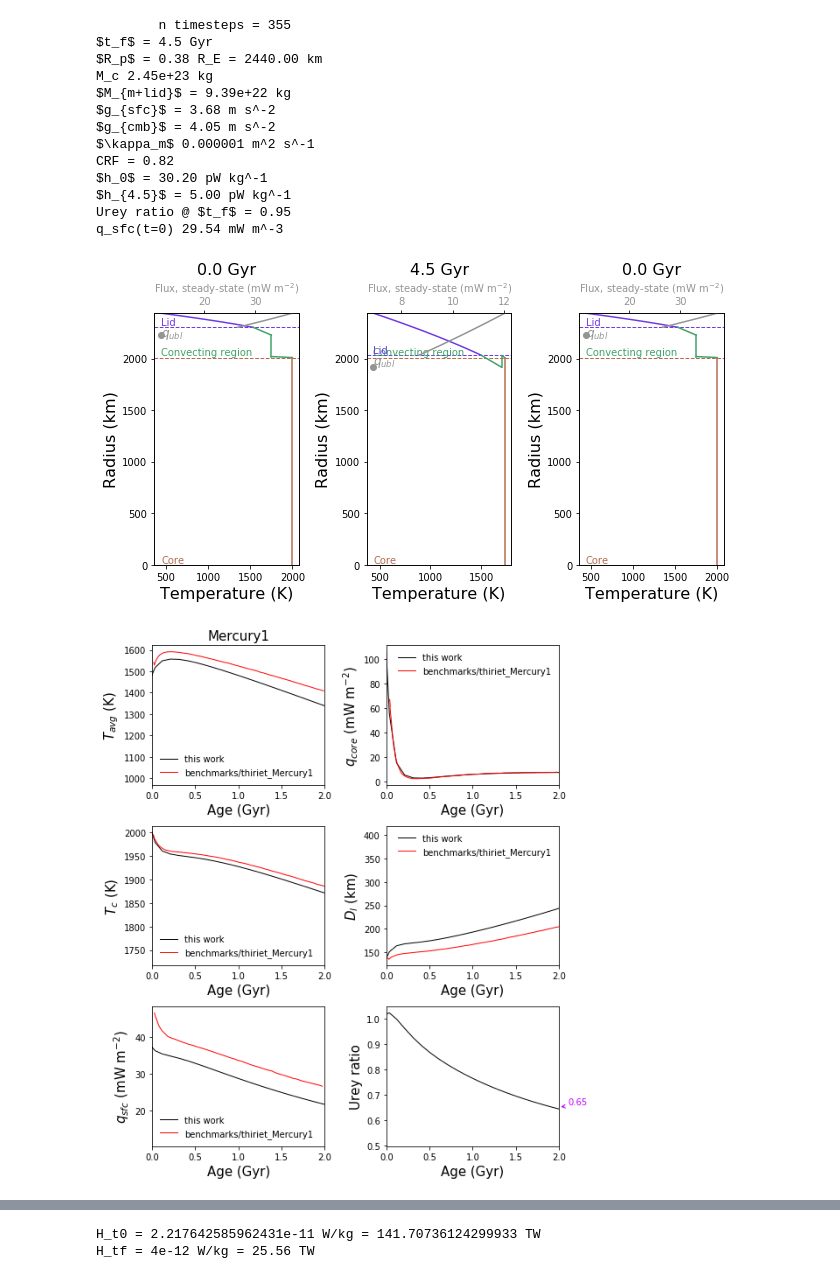
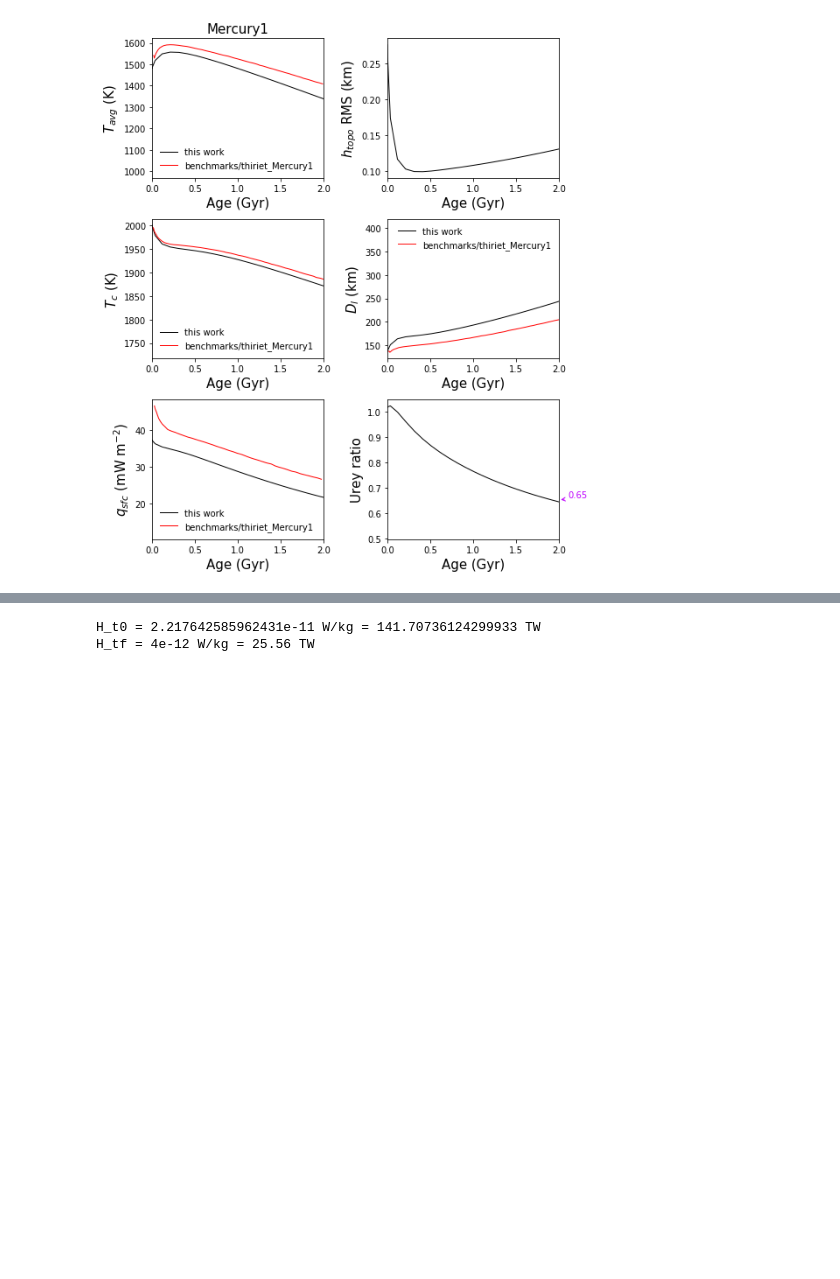
Before and after one commit to clairesworld/exo-top, a Jupyter notebook: thermal_evolution_3layer.ipynb, the cells around one changed output, grey strips where cells are left out. Cells and saved outputs as stored; diff of their text form; code cells hidden in the pictures; blank space fills up the shorter version.

```diff
--- a/thermal_evolution_3layer.ipynb
+++ b/thermal_evolution_3layer.ipynb
@@ -452,7 +461,7 @@ def plot_output(f, names, ncols=6, tspan=None, title=None, plots_save=False, ver
     D_l = f.y[2]
     [R_l, T_l, eta_m, eta_cmb, nu_m, nu_cmb, TBL_u, h_rad_m, q_ubl, Q_ubl, Ra_i, Ra_crit_c, TBL_c,
      q_core, Q_core, M_mi, M_lid, H_rad_m, a0,
-     H_rad_lid, q_sfc, Q_sfc, D_l, T_avg, T_c] = outputs(f.t, T_m=T_m, T_c=T_c, D_l=D_l, **kwargs)
+     H_rad_lid, q_sfc, Q_sfc, D_l, T_avg, T_c, dyntopo_rms] = outputs(f.t, T_m=T_m, T_c=T_c, D_l=D_l, **kwargs)
     urey = (H_rad_m + H_rad_lid)/Q_sfc
 
     # scale for plotting
@@ -468,6 +477,7 @@ def plot_output(f, names, ncols=6, tspan=None, title=None, plots_save=False, ver
     TBL_c = TBL_c*1e-3
     q_core = q_core*1e3
     Q_core = Q_core*1e-12
+    dyntopo_rms = dyntopo_rms*1e-3
 
     nrows = int(np.ceil(len(names)/ncols))
     fig, axes = plt.subplots(nrows, ncols, figsize=(ncols*4, nrows*3))
@@ -547,7 +557,7 @@ def snaps(f, plot_snapshots=None, fig_path=None, plots_save=False, ident=None, *
     D_l = f.y[2]
     [R_l, T_l, eta_m, eta_cmb, nu_m, nu_cmb, TBL_u, h_rad_m, q_ubl, Q_ubl, Ra_i, Ra_crit_c, TBL_c,
      q_core, Q_core, M_mi, M_lid, H_rad_m, a0,
-     H_rad_lid, q_sfc, Q_sfc, D_l, T_avg, T_c] = outputs(f.t, T_m=T_m, T_c=T_c, D_l=D_l, **kwargs)
+     H_rad_lid, q_sfc, Q_sfc, D_l, T_avg, T_c, dyntopo_rms] = outputs(f.t, T_m=T_m, T_c=T_c, D_l=D_l, **kwargs)
     try:
         n_col = len(plot_snapshots)
     except:
@@ -565,7 +575,7 @@ def snaps(f, plot_snapshots=None, fig_path=None, plots_save=False, ident=None, *
 
 def plot_structure(ax=None, t=None, T_m=None, T_c=None, R_p=None, R_l=None, R_c=None, T_l=None,
                    h_rad_m=None, d_lbl=None, d_ubl=None, q_ubl=None,
-                   labelsize=16, legsize=14, **kwargs):
+                   labelsize=16, legsize=14, Tlid_ini=None, **kwargs):
     """ plot temp structure (for a given time) """
     r_c = np.linspace(0, R_c*1e-3)
     r_lbl = np.linspace(R_c*1e-3, (R_c+d_lbl)*(1e-3))
@@ -574,6 +584,9 @@ def plot_structure(ax=None, t=None, T_m=None, T_c=None, R_p=None, R_l=None, R_c=
     r_l = np.linspace(R_l*1e-3, R_p*1e-3) # radius for lid
     T_cond = sph_conduction(r_l*1e3, a0=h_rad_m*kwargs['rho_m'], T_l=T_l, R_p=R_p, R_l=R_l, **kwargs)
     q = sph_flux(r_l*1e3, a0=h_rad_m*kwargs['rho_m'], T_l=T_l, R_p=R_p, R_l=R_l, **kwargs)
+    if Tlid_ini=='linear':
+        T_cond = sph_conduction(r_l*1e3, a0=0, T_l=T_l, R_p=R_p, R_l=R_l, **kwargs)
+        q = sph_flux(r_l*1e3, a0=0, T_l=T_l, R_p=R_p, R_l=R_l, **kwargs)
 
     if ax is None:
         fig, ax = plt.subplots(1, 1, figsize=(3,5))
@@ -623,7 +636,7 @@ def plot_qsfc_error(f, ax3=None, compare_dir=None, fig_path=None, plots_save=Fal
     D_l = f.y[2]
     [R_l, T_l, eta_m, eta_cmb, nu_m, nu_cmb, TBL_u, h_rad_m, q_ubl, Q_ubl, Ra_i, Ra_crit_c, TBL_c,
      q_core, Q_core, M_mi, M_lid, H_rad_m, a0,
-     H_rad_lid, q_sfc, Q_sfc, D_l, T_avg, T_c] = outputs(f.t, T_m=T_m, T_c=T_c, D_l=D_l, **kwargs)
+     H_rad_lid, q_sfc, Q_sfc, D_l, T_avg, T_c, dyntopo_rms] = outputs(f.t, T_m=T_m, T_c=T_c, D_l=D_l, **kwargs)
 
     if ax3 is None:
         fig3, ax3 = plt.subplots(1, 1, figsize=(5,5))
@@ -684,7 +697,7 @@ def plot_Tavg(f, ax3=None, compare_dir=None, fig_path=None, plots_save=False, id
     D_l = f.y[2]
     [R_l, T_l, eta_m, eta_cmb, nu_m, nu_cmb, TBL_u, h_rad_m, q_ubl, Q_ubl, Ra_i, Ra_crit_c, TBL_c,
      q_core, Q_core, M_mi, M_lid, H_rad_m, a0,
-     H_rad_lid, q_sfc, Q_sfc, D_l, T_avg, T_c] = outputs(f.t, T_m=T_m, T_c=T_c, D_l=D_l, **kwargs)
+     H_rad_lid, q_sfc, Q_sfc, D_l, T_avg, T_c, dyntopo_rms] = outputs(f.t, T_m=T_m, T_c=T_c, D_l=D_l, **kwargs)
 
     if ax3 is None:
         fig3, ax3 = plt.subplots(1, 1, figsize=(5,5))
@@ -893,6 +909,6 @@ q_sfc(t=0) 25.86 mW m^-3
 # %%
 ######  reproduce Thiriet+ 2019 Mercury1
-fig_path = '/figs/' # '/space/cmg76/figs/' # office
+fig_path = '/space/cmg76/figs/' # office
 
 M_p = 3.285e23/M_E
 R_p0 = 2440e3
@@ -927,7 +943,9 @@ lambda_n = np.array([0.155, 0.985, 0.0495, 0.555])*1e-9/years2sec # half life in
 H_0 = 5e-12 # radiogenic heating in W/kg at t_f
 
 # what to plot
-names = {'T_avg':'$T_{avg}$ (K)', 'q_core':'$q_{core}$ (mW m$^{-2}$)', 'T_c':'$T_c$ (K)', 'D_l':'$D_l$ (km)',
+names = {'T_avg':'$T_{avg}$ (K)', 'dyntopo_rms':'$h_{topo}$ RMS (km)',
+         #'q_core':'$q_{core}$ (mW m$^{-2}$)',
+         'T_c':'$T_c$ (K)', 'D_l':'$D_l$ (km)',
          'q_sfc':'$q_{sfc}$ (mW m$^{-2}$)',
          'urey':'Urey ratio',
          #'q_ubl':'$q_{ubl}$ (mW m$^{-2}$)'
@@ -944,19 +962,19 @@ kwargs = dict(Alb=Alb, rho_m=rho_m, H_0=H_0, c_n=c_n, p_n=p_n, lambda_n=lambda_n
 
 f_Mercury1 = solve(**kwargs)
 
-save=False
-snaps(f_Mercury1, plot_snapshots=[0, 4.5], fig_path=fig_path, plots_save=save, ident=ident, **kwargs)
+save=True
+# snaps(f_Mercury1, plot_snapshots=[0, 4.5], fig_path=fig_path, plots_save=save, ident=ident, **kwargs)
 plot_output(f_Mercury1, names, tspan=(0, 2), ncols=2, plots_save=save, fig_path=fig_path,
             compare_dir='benchmarks/thiriet_Mercury1', ident=ident, **kwargs)
 # plot_qsfc_error(f_Mercury1, compare_dir='benchmarks/thiriet_Mercury1', fig_path=fig_path, plots_save=save,
 #                 ident=ident, **kwargs)
 
-f_Mercury1 = solve(complexity=2, **kwargs)
-plot_output(f_Mercury1, names, complexity=2, tspan=(0, 2), ncols=2, plots_save=False, fig_path=fig_path,
-            compare_dir='benchmarks/thiriet_Mercury1', ident=ident, **kwargs)
-f_Mercury1 = solve(complexity=1, **kwargs)
-plot_output(f_Mercury1, names, complexity=1, tspan=(0, 2), ncols=2, plots_save=False, fig_path=fig_path,
-            compare_dir='benchmarks/thiriet_Mercury1', ident=ident, **kwargs)
+# f_Mercury1 = solve(complexity=2, **kwargs)
+# plot_output(f_Mercury1, names, complexity=2, tspan=(0, 2), ncols=2, plots_save=False, fig_path=fig_path,
+#             compare_dir='benchmarks/thiriet_Mercury1', ident=ident, **kwargs)
+# f_Mercury1 = solve(complexity=1, **kwargs)
+# plot_output(f_Mercury1, names, complexity=1, tspan=(0, 2), ncols=2, plots_save=False, fig_path=fig_path,
+#             compare_dir='benchmarks/thiriet_Mercury1', ident=ident, **kwargs)
 # %% [output]
         n timesteps = 70
 $t_f$ = 4.5 Gyr
@@ -987,15 +992 @@ q_sfc(t=0) 29.54 mW m^-3
-        n timesteps = 355
-$t_f$ = 4.5 Gyr
-$R_p$ = 0.38 R_E = 2440.00 km
-M_c 2.45e+23 kg
-$M_{m+lid}$ = 9.39e+22 kg
-$g_{sfc}$ = 3.68 m s^-2
-$g_{cmb}$ = 4.05 m s^-2
-$\kappa_m$ 0.000001 m^2 s^-1
-CRF = 0.82
-$h_0$ = 30.20 pW kg^-1
-$h_{4.5}$ = 5.00 pW kg^-1
-Urey ratio @ $t_f$ = 0.95
-q_sfc(t=0) 29.54 mW m^-3
-[figure, old version]
+[figure, new version]
-[figure, removed]
```
Also changed, not shown: parts of 7 cells of this notebook, 5 other files.
